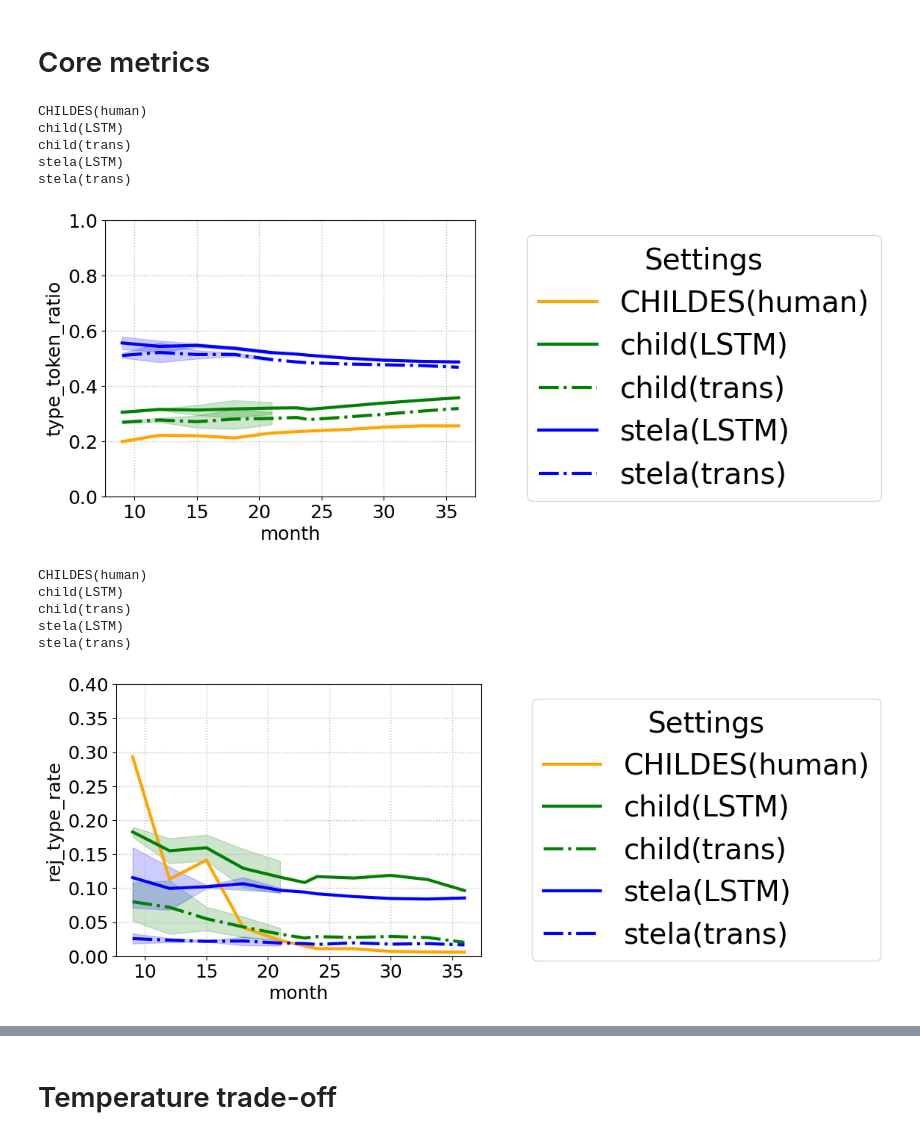
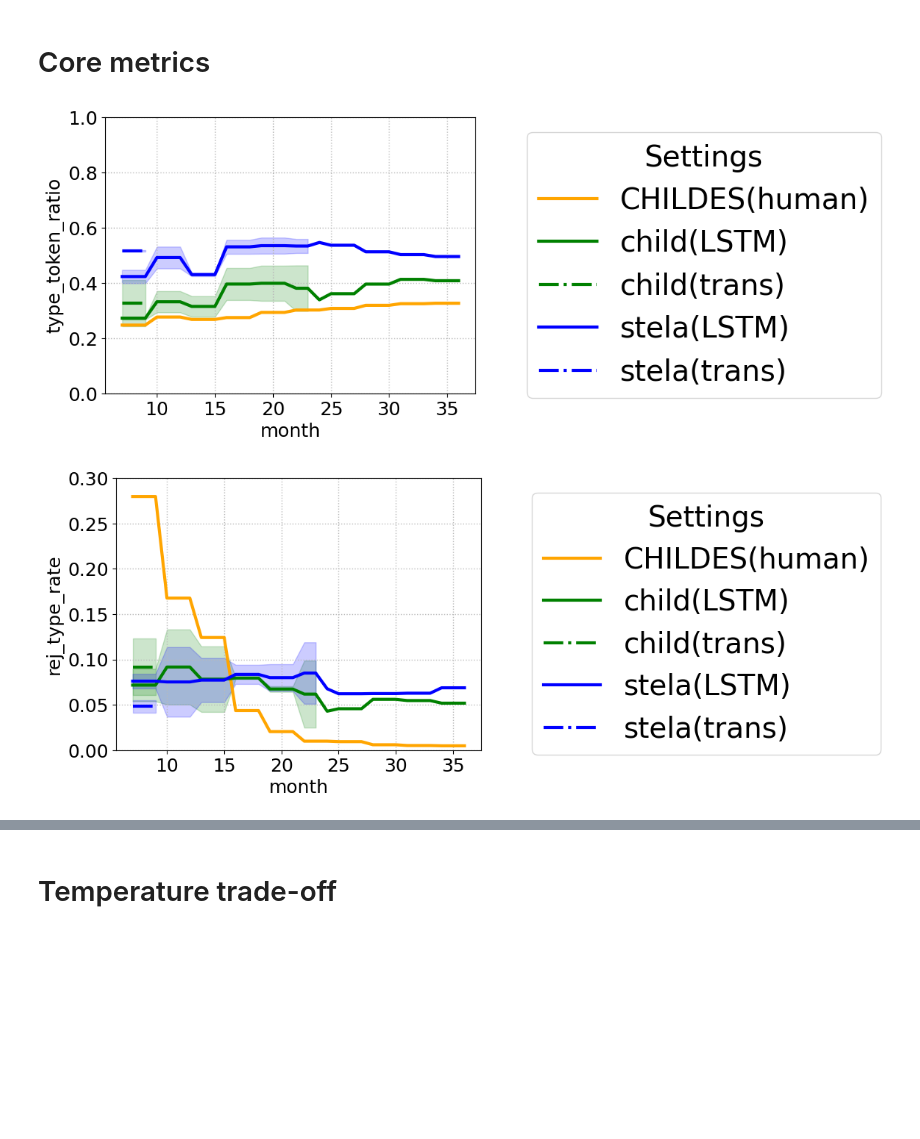
Before and after one commit to nhamilakis/Lexical-benchmark, a Jupyter notebook: notebooks/paper_fig.ipynb, the cells around one changed output, grey strips where cells are left out. Cells and saved outputs as stored; diff of their text form; code cells hidden in the pictures; blank space fills up the shorter version.

Commit message:
update figures

```diff
--- a/notebooks/paper_fig.ipynb
+++ b/notebooks/paper_fig.ipynb
@@ -19,7 +22,7 @@ class PlotSettings:
 
     LINESTYLES: dict[str, str] = {"CHILDES": "-", "child": "-", "LSTM": "-", "trans": "-."}
 
-    DEFAULTS = {"label_fontsize": 18, "linewidth": 3, "title_fontsize": 28, "grid_color": "#bbbbbb"}
+    DEFAULTS = {"label_fontsize": 18, "linewidth": 3, "title_fontsize": 28, "grid_color": "#bbbbbb", "figsize": (12, 6)}
 
     @classmethod
     def configure_plot(cls, title: str = None, model: str = None) -> None:
@@ -42,6 +45,19 @@ class PlotSettings:
         plt.savefig(filepath, bbox_inches="tight")
         plt.close()
 
+    @classmethod
+    def get_color_palette(cls, n_colors: int) -> list[str]:
+        """Get a color palette for the given number of colors."""
+        return sns.color_palette("husl", n_colors=n_colors).as_hex()
+
+    @classmethod
+    def apply_style_to_axis(cls, ax: plt.Axes, title: str | None = None) -> None:
+        """Apply styling to an existing axis."""
+        if title:
+            ax.set_title(title, fontsize=cls.DEFAULTS["title_fontsize"])
+        ax.tick_params(labelsize=cls.DEFAULTS["label_fontsize"])
+        ax.grid(True, linestyle=":", linewidth=1, color=cls.DEFAULTS["grid_color"])
+
 
 def get_color_mapping(unique_conditions: list[str], plot_settings: PlotSettings) -> dict[str, str]:
     """Create color mapping for each condition."""
@@ -51,6 +67,5 @@ def get_color_mapping(unique_conditions: list[str], plot_settings: PlotSettings)
 
 def extract_style(text: str) -> str:
     """Extract text inside parentheses. Returns empty string if no parentheses found."""
-    print(text)
     match = re.search(r"\((.*?)\)", text)
     return match.group(1) if match else ""
@@ -58,7 +152,7 @@ def extract_style(text: str) -> str:
 # Load file
 # %%
 # load raw data
-raw_data_path = "/Users/jliu/workspace/lexical_bencmark/dataset/metric_1000_3.csv"
+raw_data_path = "/Users/jliu/workspace/lexical_bencmark/dataset/metric_1000_3_new.csv"
 raw_data = pd.read_csv(raw_data_path)
 df = raw_data.dropna()
 # Sort by month and combine dataset + model_type for labels
@@ -99,9 +193,7 @@ def load_df(df: pd.DataFrame, metric: str) -> pd.DataFrame:
 
         # Group by month and condition to handle duplicates
         df = (
-            df.groupby(["condition", metric])
-            .agg({"dataset": "first", "model_type": "first", "temp": "first", "word_num": "mean", "chunk": "first", "month": "last"})
-            .reset_index()
+            df.groupby(["condition", metric]).agg({"dataset": "first", "model_type": "first", "temp": "first", "word_num": "mean", "chunk": "first", "month": "last"}).reset_index()
         )
 
     return df
@@ -158,26 +250,16 @@ group_header = "condition"
 sel_df = load_df(df, metric=y_header)
 plot_curves(sel_df, x_header, y_header, group_header)
 # %% [output]
-CHILDES(human)
-child(LSTM)
-child(trans)
-stela(LSTM)
-stela(trans)
-[figure, old version]
+[figure, new version]
 # %%
 # Usage
 x_header = "month"
 y_header = "rej_type_rate"
 group_header = "condition"
 sel_df = load_df(df, metric=y_header)
-fig = plot_curves(sel_df, x_header, y_header, group_header, y_lim=[0, 0.4])
+fig = plot_curves(sel_df, x_header, y_header, group_header, y_lim=[0, 0.3])
 # %% [output]
-CHILDES(human)
-child(LSTM)
-child(trans)
-stela(LSTM)
-stela(trans)
-[figure, old version]
+[figure, new version]
 # %%
 # Usage
 x_header = "month"
```
Also changed, not shown: parts of 16 cells of this notebook, 5 other files.
